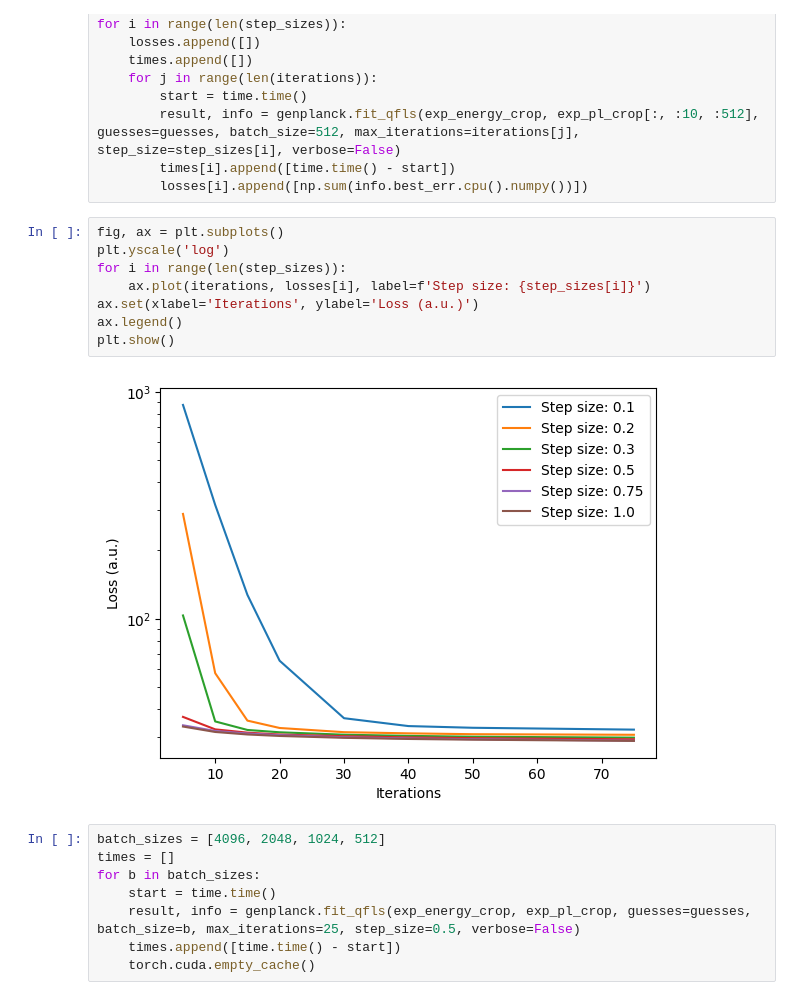
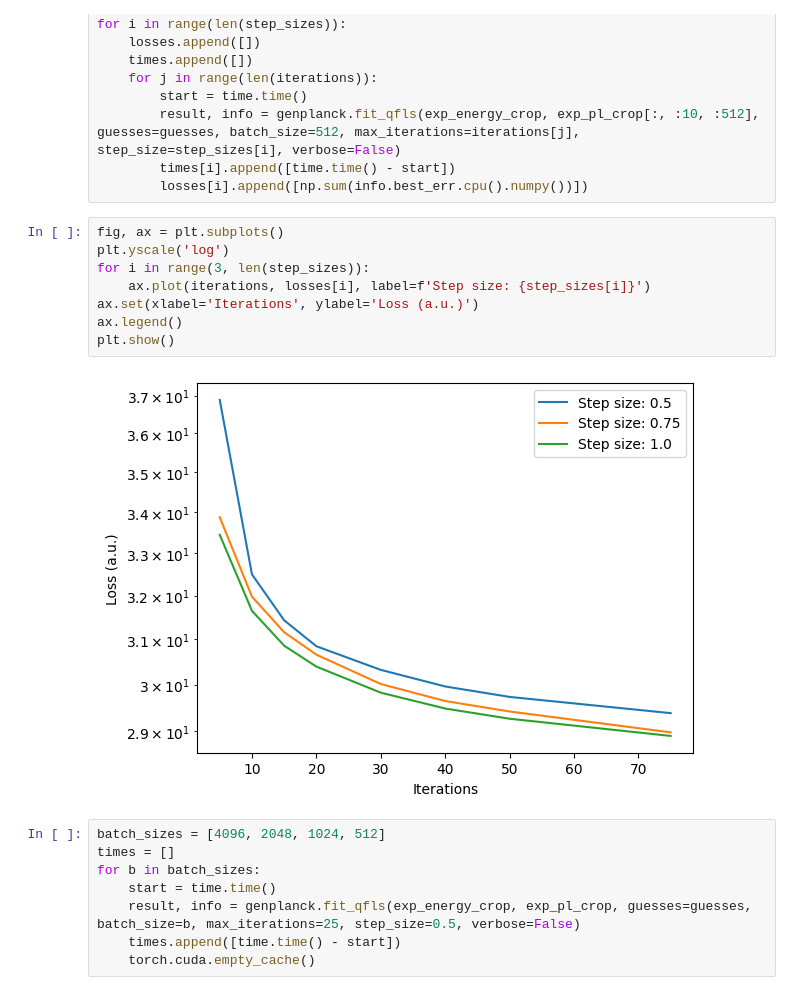
Before and after one commit to cbchosy/theseusfit, a Jupyter notebook: qfls_fitting_demo.ipynb, the cells around one changed output. Drawn from its saved outputs; the diff is of its cells as text.

```diff
--- a/qfls_fitting_demo.ipynb
+++ b/qfls_fitting_demo.ipynb
@@ -51,13 +51,13 @@ for i in range(len(step_sizes)):
 # %%
 fig, ax = plt.subplots()
 plt.yscale('log')
-for i in range(len(step_sizes)):
+for i in range(3, len(step_sizes)):
     ax.plot(iterations, losses[i], label=f'Step size: {step_sizes[i]}')
 ax.set(xlabel='Iterations', ylabel='Loss (a.u.)')
 ax.legend()
 plt.show()
 # %% [output]
-[figure, old version]
+[figure, new version]
 # %%
 batch_sizes = [4096, 2048, 1024, 512]
 times = []
```
